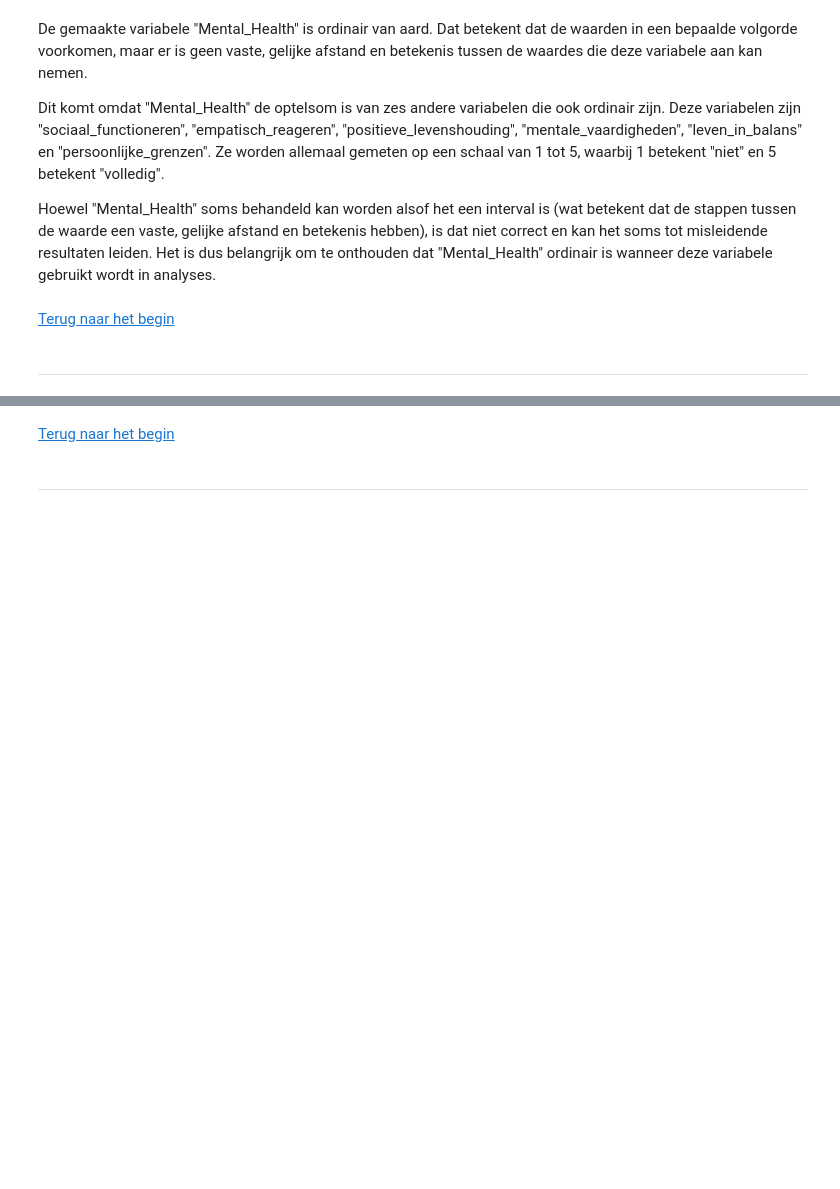
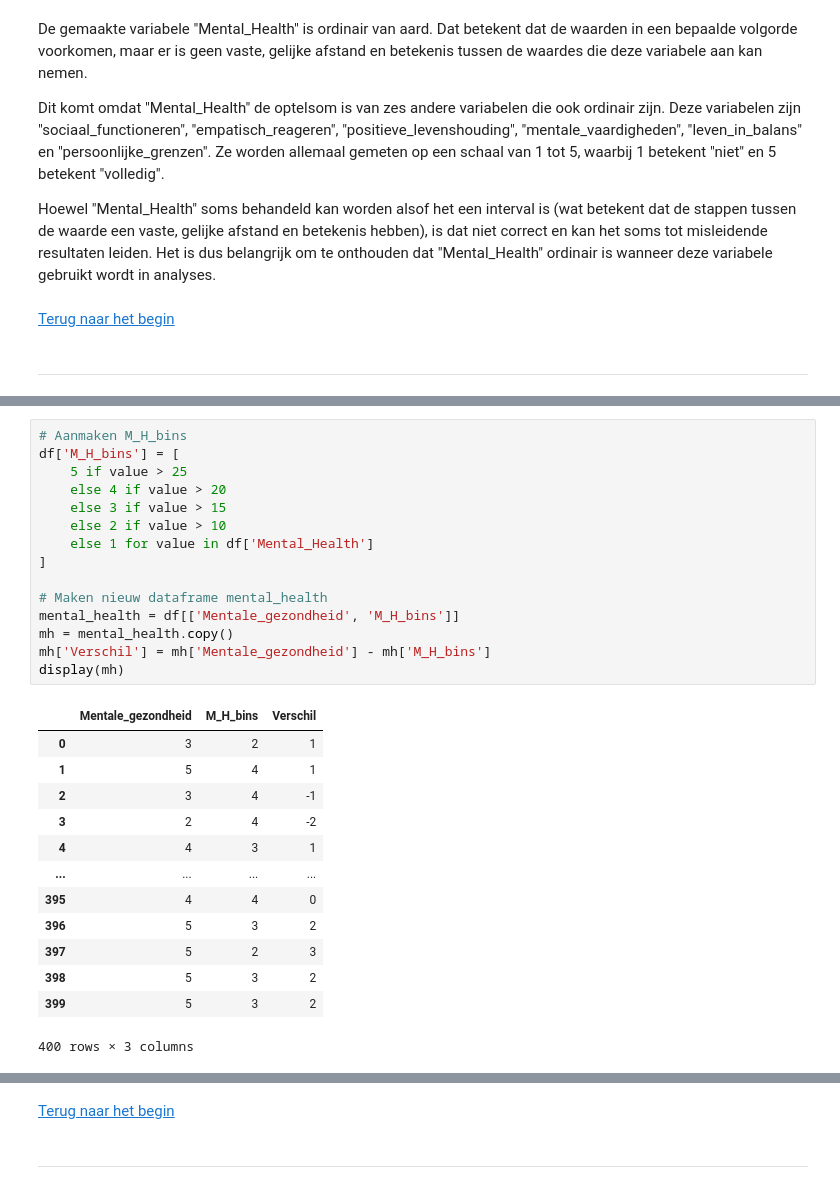
Before and after one commit to BJHeemskerk/WisPort11, a Jupyter notebook: WiskundeII_Portfolio.ipynb, the cells around one changed output, grey strips where cells are left out. Cells and saved outputs as stored; diff of their text form; blank space fills up the shorter version.

```diff
--- a/WiskundeII_Portfolio.ipynb
+++ b/WiskundeII_Portfolio.ipynb
@@ -880,0 +892,29 @@ Door de verdeling van de Mental_Health kolom om te zetten in bins, waardoor ook
+# %%
+# Aanmaken M_H_bins
+df['M_H_bins'] = [
+    5 if value > 25
+    else 4 if value > 20
+    else 3 if value > 15
+    else 2 if value > 10
+    else 1 for value in df['Mental_Health']
+]
+
+# Maken nieuw dataframe mental_health
+mental_health = df[['Mentale_gezondheid', 'M_H_bins']]
+mh = mental_health.copy()
+mh['Verschil'] = mh['Mentale_gezondheid'] - mh['M_H_bins']
+display(mh)
+# %% [output]
+|  | Mentale_gezondheid | M_H_bins | Verschil |
+| 0 | 3 | 2 | 1 |
+| 1 | 5 | 4 | 1 |
+| 2 | 3 | 4 | -1 |
+| 3 | 2 | 4 | -2 |
+| 4 | 4 | 3 | 1 |
+| ... | ... | ... | ... |
+| 395 | 4 | 4 | 0 |
+| 396 | 5 | 3 | 2 |
+| 397 | 5 | 2 | 3 |
+| 398 | 5 | 3 | 2 |
+| 399 | 5 | 3 | 2 |
+400 rows × 3 columns
```
Also changed, not shown: parts of 49 cells of this notebook.
